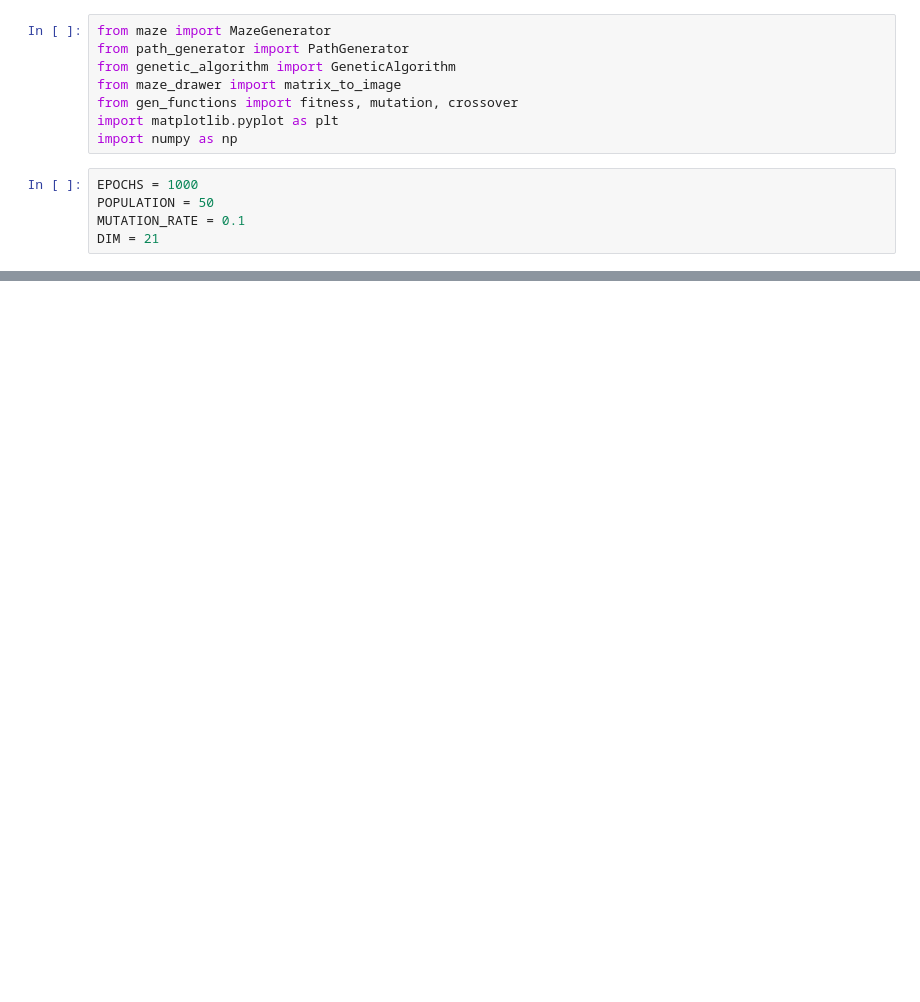
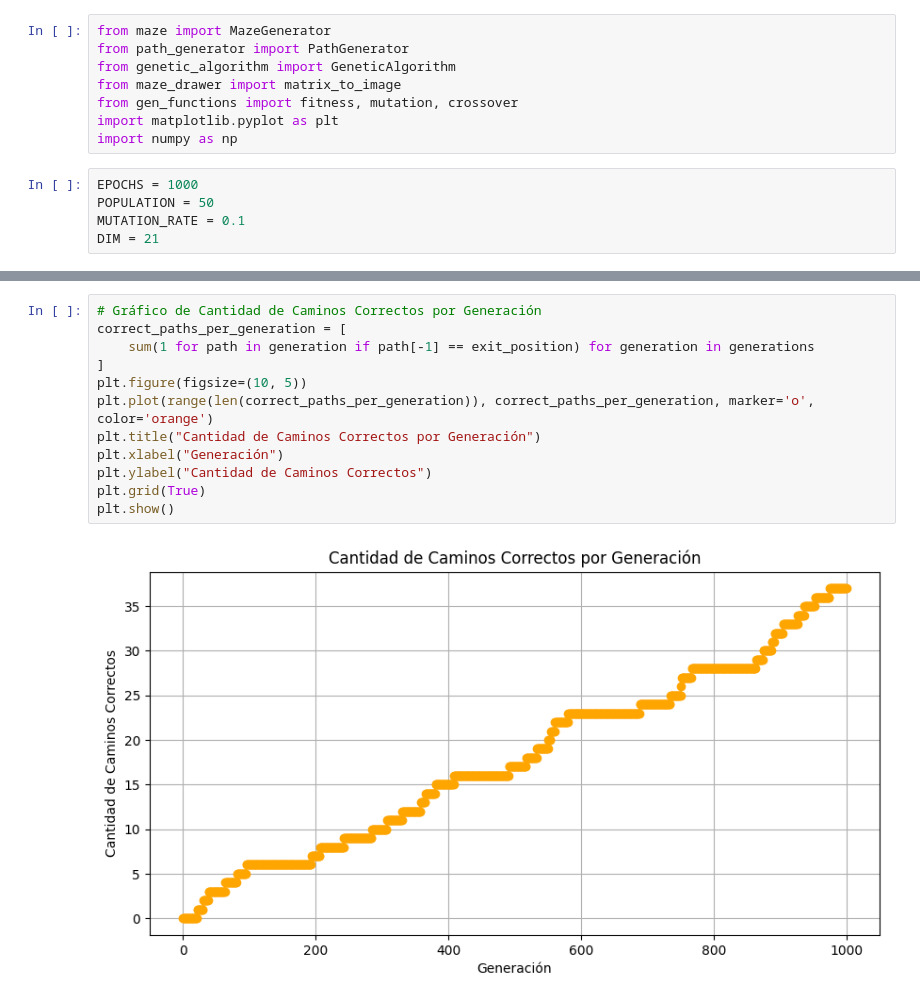
Before and after one commit to gusanitor8/modsim-proyecto, a Jupyter notebook: testing.ipynb, the cells around one changed output, grey strips where cells are left out. Drawn from its saved outputs; the diff is of its cells as text; blank space fills up the shorter version.

```diff
--- a/testing.ipynb
+++ b/testing.ipynb
@@ -101,0 +72,14 @@ plt.show()
+# %%
+# Gráfico de Cantidad de Caminos Correctos por Generación
+correct_paths_per_generation = [
+    sum(1 for path in generation if path[-1] == exit_position) for generation in generations
+]
+plt.figure(figsize=(10, 5))
+plt.plot(range(len(correct_paths_per_generation)), correct_paths_per_generation, marker='o', color='orange')
+plt.title("Cantidad de Caminos Correctos por Generación")
+plt.xlabel("Generación")
+plt.ylabel("Cantidad de Caminos Correctos")
+plt.grid(True)
+plt.show()
+# %% [output]
+[figure, added]
```
Also changed, not shown: parts of 7 cells of this notebook, 1 other file.
